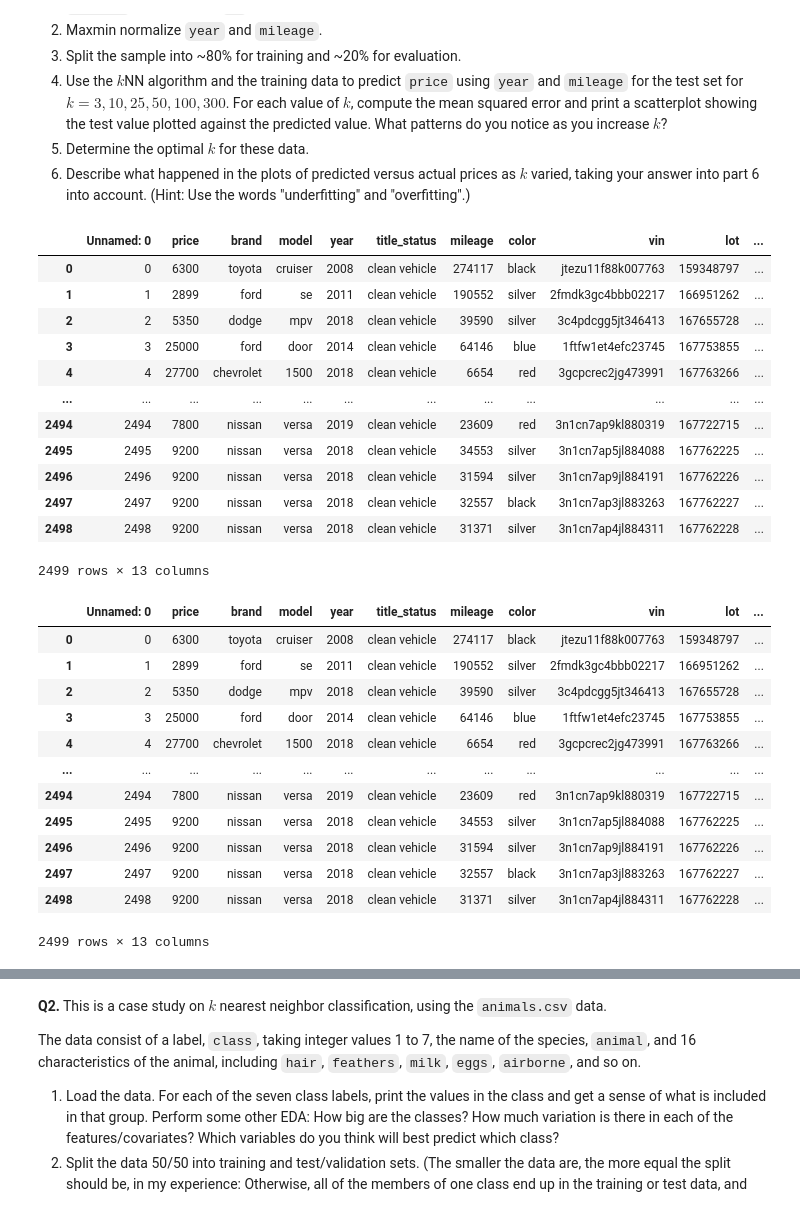
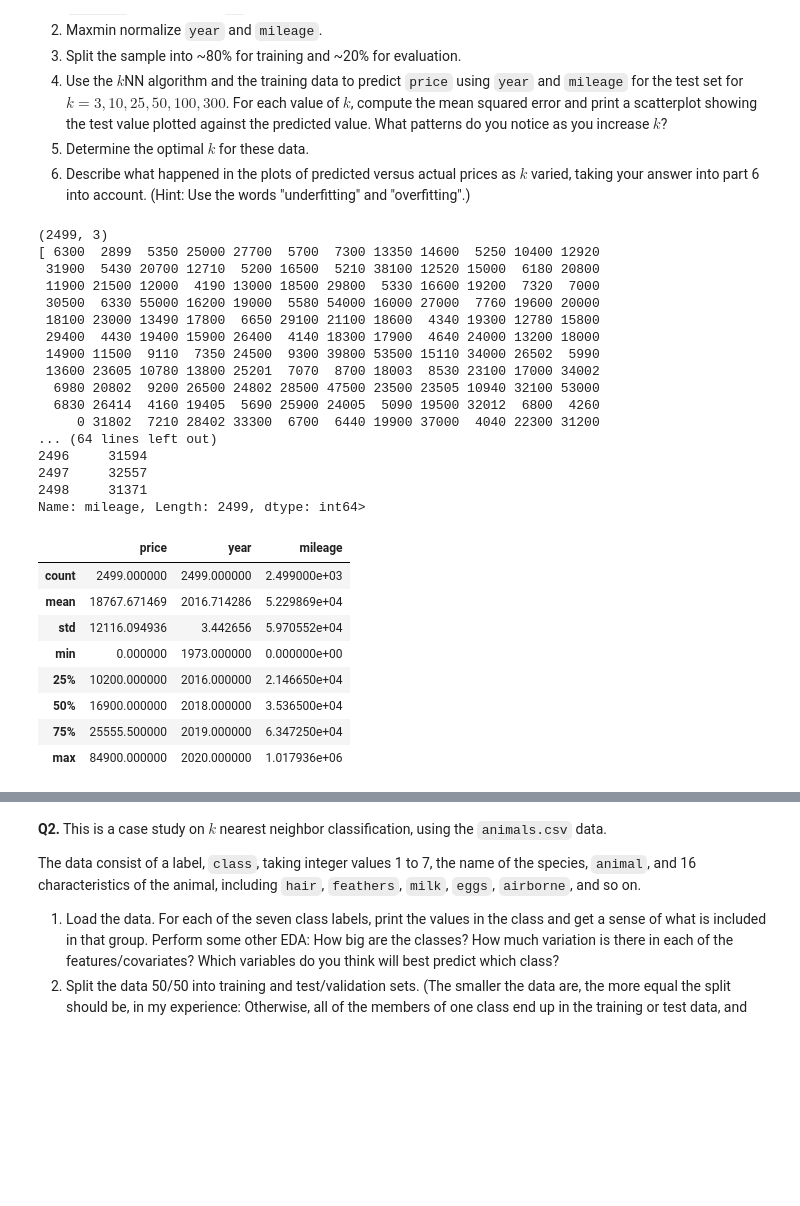
Before and after one commit to jac7az/knn, a Jupyter notebook: assignment/assignment_knn.ipynb, the cells around one changed output, grey strips where cells are left out. Cells and saved outputs as stored; diff of their text form; code cells hidden in the pictures; blank space fills up the shorter version.

```diff
--- a/assignment/assignment_knn.ipynb
+++ b/assignment/assignment_knn.ipynb
@@ -39,33 +41,44 @@ from sklearn.model_selection import train_test_split
 url='https://raw.githubusercontent.com/jac7az/knn/refs/heads/main/data/USA_cars_datasets.csv'
 car=pd.read_csv(url)
 # %%
-car
+car=car[['price','year','mileage']]
+print(car.shape)
+print(car['price'].unique(),car['year'].unique(),car['mileage'].unique)
+car.describe()
+#No NAs. dimensions are 2499 x 3.
 # %% [output]
+(2499, 3)
+[ 6300  2899  5350 25000 27700  5700  7300 13350 14600  5250 10400 12920
+ 31900  5430 20700 12710  5200 16500  5210 38100 12520 15000  6180 20800
+ 11900 21500 12000  4190 13000 18500 29800  5330 16600 19200  7320  7000
+ 30500  6330 55000 16200 19000  5580 54000 16000 27000  7760 19600 20000
+ 18100 23000 13490 17800  6650 29100 21100 18600  4340 19300 12780 15800
+ 29400  4430 19400 15900 26400  4140 18300 17900  4640 24000 13200 18000
+ 14900 11500  9110  7350 24500  9300 39800 53500 15110 34000 26502  5990
+ 13600 23605 10780 13800 25201  7070  8700 18003  8530 23100 17000 34002
+  6980 20802  9200 26500 24802 28500 47500 23500 23505 10940 32100 53000
+  6830 26414  4160 19405  5690 25900 24005  5090 19500 32012  6800  4260
+     0 31802  7210 28402 33300  6700  6440 19900 37000  4040 22300 31200
+... (64 lines left out)
+2496     31594
+2497     32557
+2498     31371
+Name: mileage, Length: 2499, dtype: int64>
-|  | Unnamed: 0 | price | brand | model | year | title_status | mileage | color | vin | lot | ... |
-| 0 | 0 | 6300 | toyota | cruiser | 2008 | clean vehicle | 274117 | black | jtezu11f88k007763 | 159348797 | ... |
-| 1 | 1 | 2899 | ford | se | 2011 | clean vehicle | 190552 | silver | 2fmdk3gc4bbb02217 | 166951262 | ... |
-| 2 | 2 | 5350 | dodge | mpv | 2018 | clean vehicle | 39590 | silver | 3c4pdcgg5jt346413 | 167655728 | ... |
-| 3 | 3 | 25000 | ford | door | 2014 | clean vehicle | 64146 | blue | 1ftfw1et4efc23745 | 167753855 | ... |
-| 4 | 4 | 27700 | chevrolet | 1500 | 2018 | clean vehicle | 6654 | red | 3gcpcrec2jg473991 | 167763266 | ... |
-| ... | ... | ... | ... | ... | ... | ... | ... | ... | ... | ... | ... |
-| 2494 | 2494 | 7800 | nissan | versa | 2019 | clean vehicle | 23609 | red | 3n1cn7ap9kl880319 | 167722715 | ... |
-| 2495 | 2495 | 9200 | nissan | versa | 2018 | clean vehicle | 34553 | silver | 3n1cn7ap5jl884088 | 167762225 | ... |
-| 2496 | 2496 | 9200 | nissan | versa | 2018 | clean vehicle | 31594 | silver | 3n1cn7ap9jl884191 | 167762226 | ... |
-| 2497 | 2497 | 9200 | nissan | versa | 2018 | clean vehicle | 32557 | black | 3n1cn7ap3jl883263 | 167762227 | ... |
-| 2498 | 2498 | 9200 | nissan | versa | 2018 | clean vehicle | 31371 | silver | 3n1cn7ap4jl884311 | 167762228 | ... |
+|  | price | year | mileage |
+| count | 2499.000000 | 2499.000000 | 2.499000e+03 |
+| mean | 18767.671469 | 2016.714286 | 5.229869e+04 |
+| std | 12116.094936 | 3.442656 | 5.970552e+04 |
+| min | 0.000000 | 1973.000000 | 0.000000e+00 |
+| 25% | 10200.000000 | 2016.000000 | 2.146650e+04 |
+| 50% | 16900.000000 | 2018.000000 | 3.536500e+04 |
+| 75% | 25555.500000 | 2019.000000 | 6.347250e+04 |
+| max | 84900.000000 | 2020.000000 | 1.017936e+06 |
-2499 rows × 13 columns
 # %%
+def maxmin(z):
+    w = (z-np.min(z))/(np.max(z)-np.min(z))
+    return w
+Y=car['price']
+Y=Y.to_numpy()
+X=car.loc[:,['mileage','year']]
+X=X.apply(maxmin)
+train,test,y_train,y_test=train_test_split(X,Y,test_size=0.2,random_state=145)
-# %% [output]
-|  | Unnamed: 0 | price | brand | model | year | title_status | mileage | color | vin | lot | ... |
-| 0 | 0 | 6300 | toyota | cruiser | 2008 | clean vehicle | 274117 | black | jtezu11f88k007763 | 159348797 | ... |
-| 1 | 1 | 2899 | ford | se | 2011 | clean vehicle | 190552 | silver | 2fmdk3gc4bbb02217 | 166951262 | ... |
-| 2 | 2 | 5350 | dodge | mpv | 2018 | clean vehicle | 39590 | silver | 3c4pdcgg5jt346413 | 167655728 | ... |
-| 3 | 3 | 25000 | ford | door | 2014 | clean vehicle | 64146 | blue | 1ftfw1et4efc23745 | 167753855 | ... |
-| 4 | 4 | 27700 | chevrolet | 1500 | 2018 | clean vehicle | 6654 | red | 3gcpcrec2jg473991 | 167763266 | ... |
-| ... | ... | ... | ... | ... | ... | ... | ... | ... | ... | ... | ... |
-| 2494 | 2494 | 7800 | nissan | versa | 2019 | clean vehicle | 23609 | red | 3n1cn7ap9kl880319 | 167722715 | ... |
-| 2495 | 2495 | 9200 | nissan | versa | 2018 | clean vehicle | 34553 | silver | 3n1cn7ap5jl884088 | 167762225 | ... |
-| 2496 | 2496 | 9200 | nissan | versa | 2018 | clean vehicle | 31594 | silver | 3n1cn7ap9jl884191 | 167762226 | ... |
-| 2497 | 2497 | 9200 | nissan | versa | 2018 | clean vehicle | 32557 | black | 3n1cn7ap3jl883263 | 167762227 | ... |
-| 2498 | 2498 | 9200 | nissan | versa | 2018 | clean vehicle | 31371 | silver | 3n1cn7ap4jl884311 | 167762228 | ... |
-2499 rows × 13 columns
```
Also changed, not shown: parts of 2 cells of this notebook.
